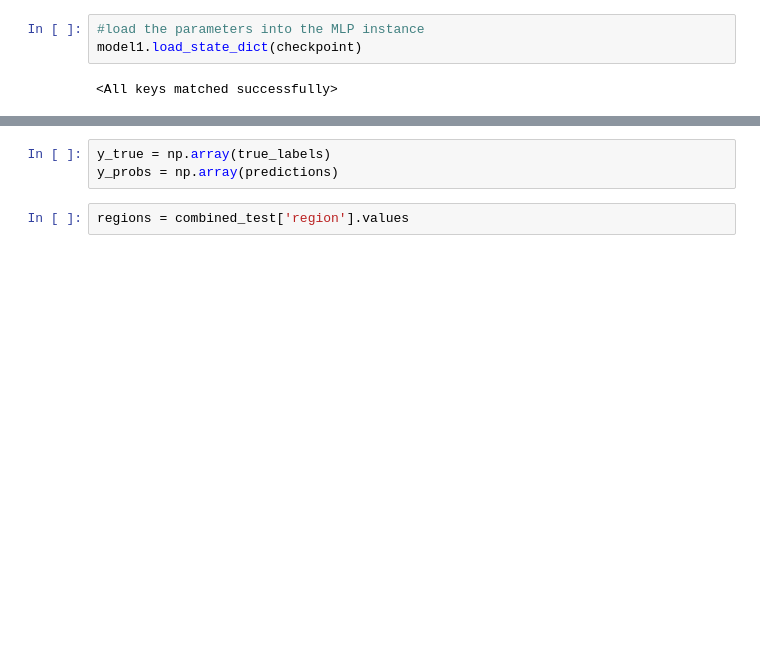
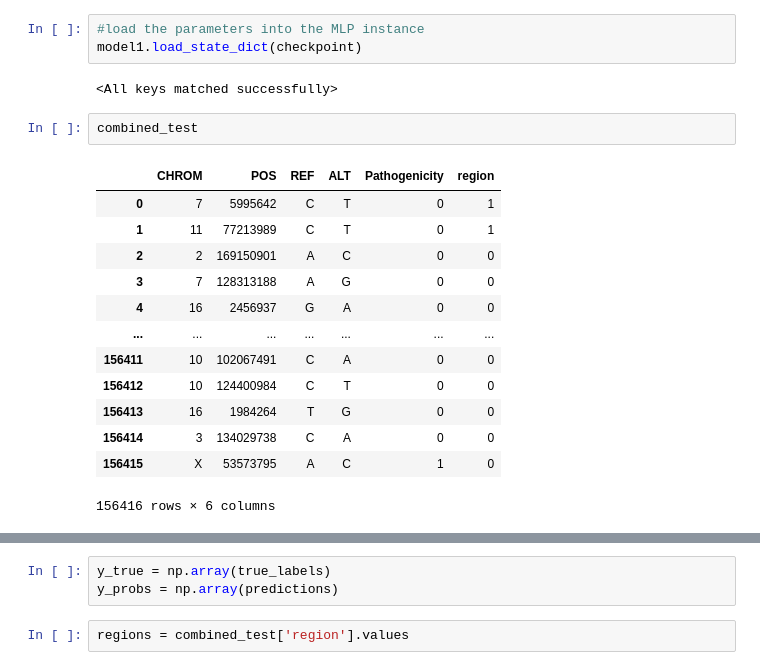
Before and after one commit to Anskira/Predicting-the-pathogenecity-of-genetic-variants, a Jupyter notebook: Notebooks/model_training_2.ipynb, the cells around one changed output, grey strips where cells are left out. Saved outputs shown, nothing was run; the diff lists cells and outputs as text; blank space fills up the shorter version.

```diff
--- a/Notebooks/model_training_2.ipynb
+++ b/Notebooks/model_training_2.ipynb
@@ -580,3 +560,19 @@ checkpoint = torch.load(path)
 model1.load_state_dict(checkpoint)
 # %% [output]
 <All keys matched successfully>
+# %%
+combined_test
+# %% [output]
+|  | CHROM | POS | REF | ALT | Pathogenicity | region |
+| 0 | 7 | 5995642 | C | T | 0 | 1 |
+| 1 | 11 | 77213989 | C | T | 0 | 1 |
+| 2 | 2 | 169150901 | A | C | 0 | 0 |
+| 3 | 7 | 128313188 | A | G | 0 | 0 |
+| 4 | 16 | 2456937 | G | A | 0 | 0 |
+| ... | ... | ... | ... | ... | ... | ... |
+| 156411 | 10 | 102067491 | C | A | 0 | 0 |
+| 156412 | 10 | 124400984 | C | T | 0 | 0 |
+| 156413 | 16 | 1984264 | T | G | 0 | 0 |
+| 156414 | 3 | 134029738 | C | A | 0 | 0 |
+| 156415 | X | 53573795 | A | C | 1 | 0 |
+156416 rows × 6 columns
```
Also changed, not shown: parts of 22 cells of this notebook.
